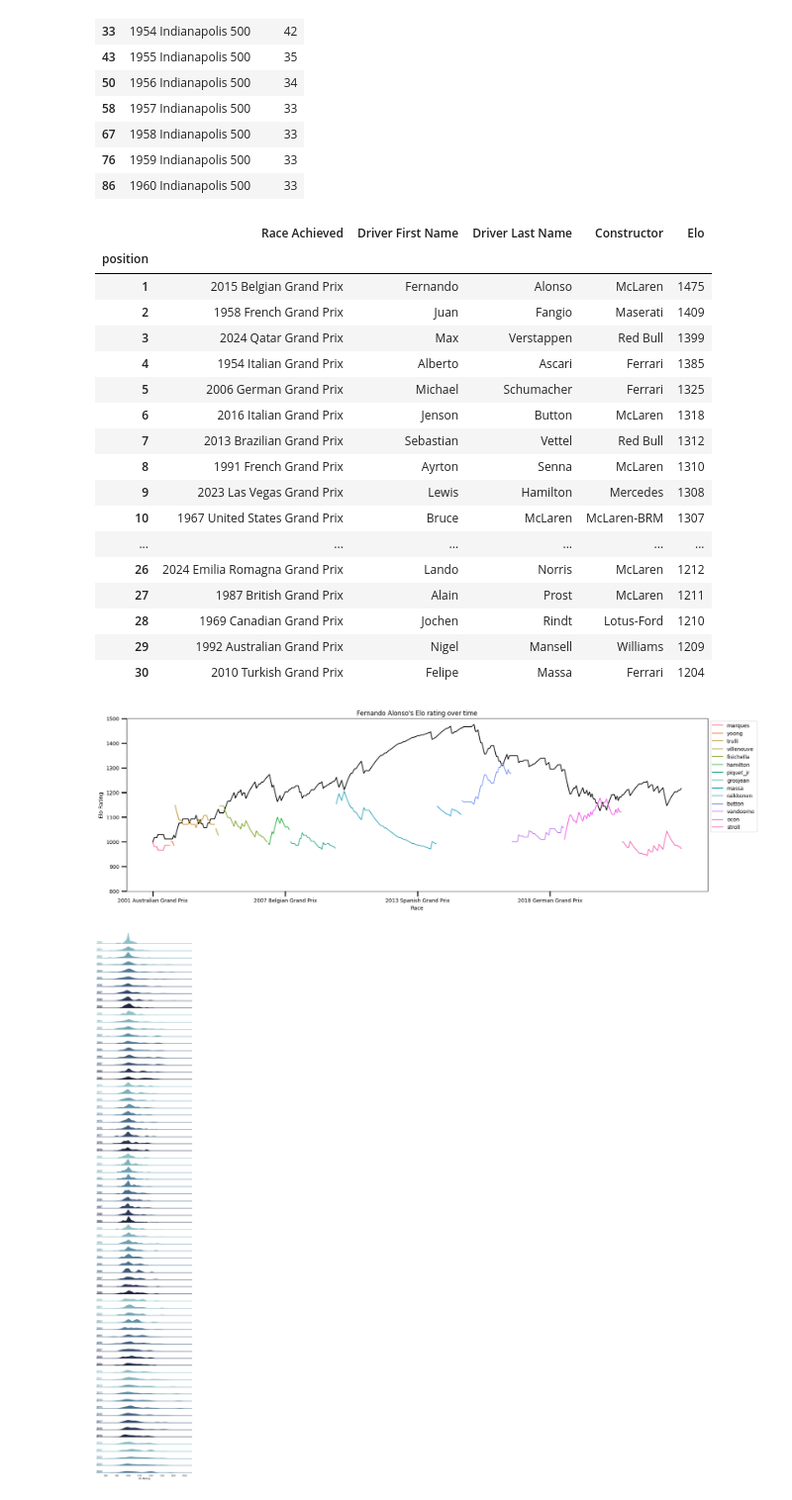
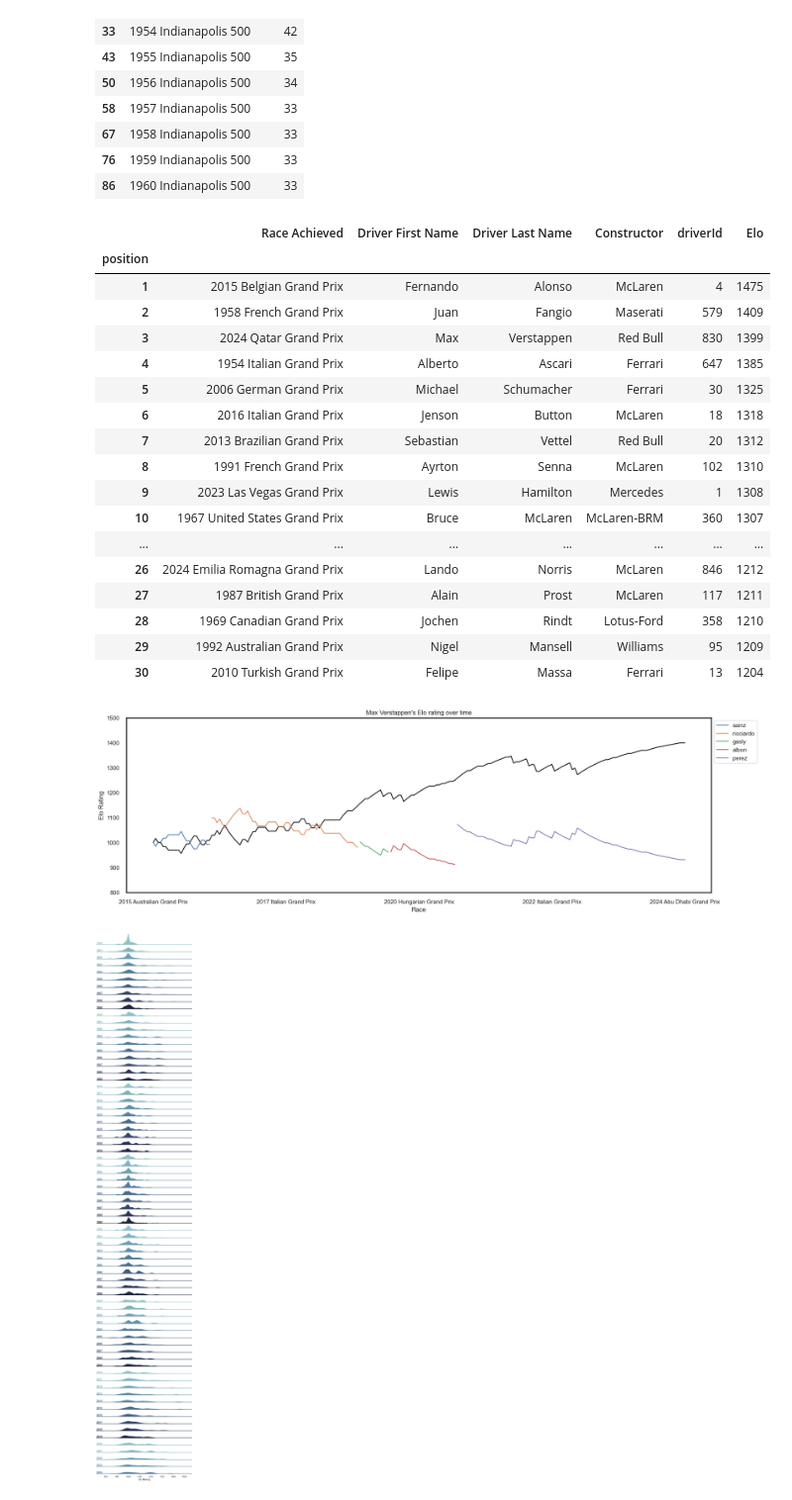
Before and after one commit to 1-million-weed/Applied-ML-GROUP1, a Jupyter notebook: experimental/data_preprocessing/elo_calculator.ipynb, the cells around one changed output. Shown at 99% size. Drawn from its saved outputs; the diff is of its cells as text; code cells hidden in the pictures.

Commit message:
This commit contains the code for calculating the drivers elo in experimental format. As well as experimental hyperparameters while awaiting Cordelia's Hyperparameter optimizer wrapper class

```diff
--- a/experimental/data_preprocessing/elo_calculator.ipynb
+++ b/experimental/data_preprocessing/elo_calculator.ipynb
@@ -25,7 +25,7 @@ df_master = df_master.merge(data_constructors[features_constructors], how = 'lef
 
 df_master['race_yearAndName'] = df_master['year'].astype(str) + ' ' + df_master['name_x']
 
-features_master = ['resultId', 'year', 'round', 'name_x', 'raceId', 'race_yearAndName', 'driverRef', 'forename', 'surname', 'constructorRef', 'name_y', 'positionOrder', 'position']
+features_master = ['resultId', 'year', 'round', 'name_x', 'raceId', 'race_yearAndName', 'driverRef', 'forename', 'surname', 'constructorRef', 'name_y', 'positionOrder', 'position', 'driverId']
 df_master = df_master[features_master].rename(columns = {'name_x': 'race_name',
                                                          'year': 'race_year',
                                                          'round': 'race_round',
@@ -371,28 +371,28 @@ history = f1.history()
 # %%
 getTopDrivers(history).head(30)
 # %% [output]
-|  | Race Achieved | Driver First Name | Driver Last Name | Constructor | Elo |
-| position |  |  |  |  |  |
-| 1 | 2015 Belgian Grand Prix | Fernando | Alonso | McLaren | 1475 |
-| 2 | 1958 French Grand Prix | Juan | Fangio | Maserati | 1409 |
-| 3 | 2024 Qatar Grand Prix | Max | Verstappen | Red Bull | 1399 |
-| 4 | 1954 Italian Grand Prix | Alberto | Ascari | Ferrari | 1385 |
-| 5 | 2006 German Grand Prix | Michael | Schumacher | Ferrari | 1325 |
-| 6 | 2016 Italian Grand Prix | Jenson | Button | McLaren | 1318 |
-| 7 | 2013 Brazilian Grand Prix | Sebastian | Vettel | Red Bull | 1312 |
-| 8 | 1991 French Grand Prix | Ayrton | Senna | McLaren | 1310 |
-| 9 | 2023 Las Vegas Grand Prix | Lewis | Hamilton | Mercedes | 1308 |
-| 10 | 1967 United States Grand Prix | Bruce | McLaren | McLaren-BRM | 1307 |
-| ... | ... | ... | ... | ... | ... |
-| 26 | 2024 Emilia Romagna Grand Prix | Lando | Norris | McLaren | 1212 |
-| 27 | 1987 British Grand Prix | Alain | Prost | McLaren | 1211 |
-| 28 | 1969 Canadian Grand Prix | Jochen | Rindt | Lotus-Ford | 1210 |
-| 29 | 1992 Australian Grand Prix | Nigel | Mansell | Williams | 1209 |
-| 30 | 2010 Turkish Grand Prix | Felipe | Massa | Ferrari | 1204 |
+|  | Race Achieved | Driver First Name | Driver Last Name | Constructor | driverId | Elo |
+| position |  |  |  |  |  |  |
+| 1 | 2015 Belgian Grand Prix | Fernando | Alonso | McLaren | 4 | 1475 |
+| 2 | 1958 French Grand Prix | Juan | Fangio | Maserati | 579 | 1409 |
+| 3 | 2024 Qatar Grand Prix | Max | Verstappen | Red Bull | 830 | 1399 |
+| 4 | 1954 Italian Grand Prix | Alberto | Ascari | Ferrari | 647 | 1385 |
+| 5 | 2006 German Grand Prix | Michael | Schumacher | Ferrari | 30 | 1325 |
+| 6 | 2016 Italian Grand Prix | Jenson | Button | McLaren | 18 | 1318 |
+| 7 | 2013 Brazilian Grand Prix | Sebastian | Vettel | Red Bull | 20 | 1312 |
+| 8 | 1991 French Grand Prix | Ayrton | Senna | McLaren | 102 | 1310 |
+| 9 | 2023 Las Vegas Grand Prix | Lewis | Hamilton | Mercedes | 1 | 1308 |
+| 10 | 1967 United States Grand Prix | Bruce | McLaren | McLaren-BRM | 360 | 1307 |
+| ... | ... | ... | ... | ... | ... | ... |
+| 26 | 2024 Emilia Romagna Grand Prix | Lando | Norris | McLaren | 846 | 1212 |
+| 27 | 1987 British Grand Prix | Alain | Prost | McLaren | 117 | 1211 |
+| 28 | 1969 Canadian Grand Prix | Jochen | Rindt | Lotus-Ford | 358 | 1210 |
+| 29 | 1992 Australian Grand Prix | Nigel | Mansell | Williams | 95 | 1209 |
+| 30 | 2010 Turkish Grand Prix | Felipe | Massa | Ferrari | 13 | 1204 |
 # %%
-plotDriverVsTeammates(history, 'alonso')
+plotDriverVsTeammates(history, 'max_verstappen')
 # %% [output]
-[figure, old version]
+[figure, new version]
 # %%
 plotYearlyDistribution(history)
 # %% [output]
```
Also changed, not shown: parts of 6 cells of this notebook, 30 other files.
